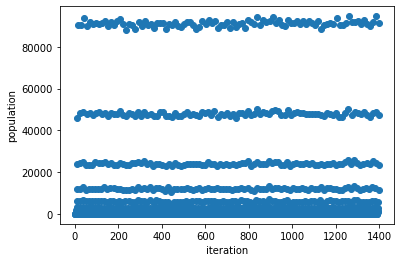
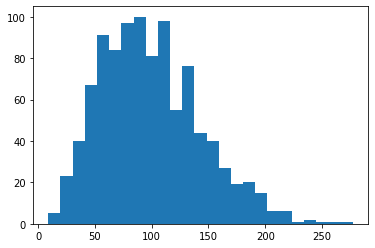
Code edit (unified diff) that turned the first committed figure into the second:
--- before
+++ after
@@ -1,4 +1 @@
-plt.scatter(range(len(summary)), summary["aliveCount"])
-plt.xlabel("iteration")
-plt.ylabel("population")
-plt.savefig('homeostatic_populations.png')
+plt.hist(summary["aliveCount"], bins = 25)

Commit: Made checkpoints optional.